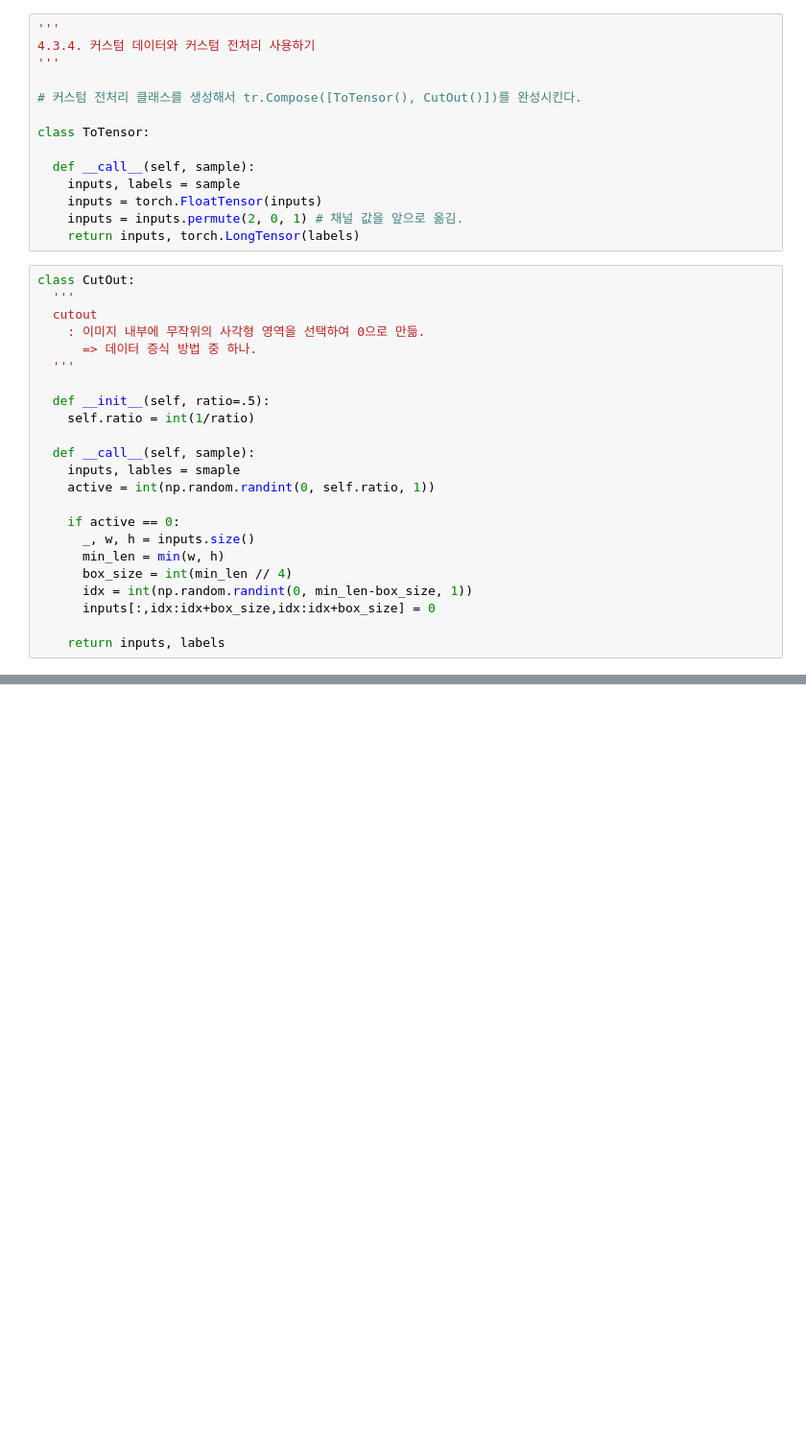
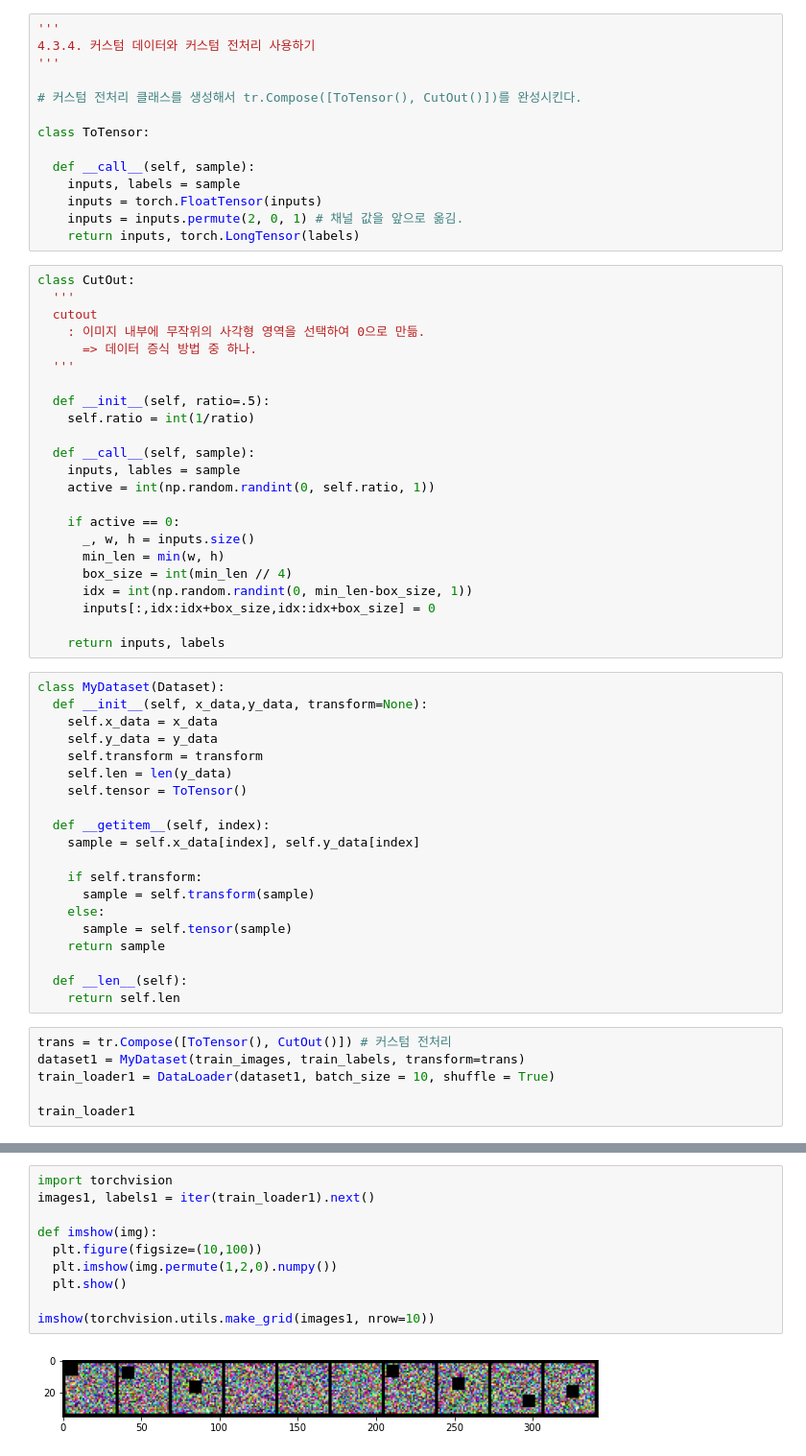
Before and after one commit to g0pher98/pytorch-study, a Jupyter notebook: chap4_pytorch_basic.ipynb, the cells around one changed output, grey strips where cells are left out. Shown at 96% size. Drawn from its saved outputs; the diff is of its cells as text; blank space fills up the shorter version.

```diff
--- a/chap4_pytorch_basic.ipynb
+++ b/chap4_pytorch_basic.ipynb
@@ -386,7 +386,7 @@ class CutOut:
     self.ratio = int(1/ratio)
 
   def __call__(self, sample):
-    inputs, lables = smaple
+    inputs, lables = sample
     active = int(np.random.randint(0, self.ratio, 1))
 
     if active == 0:
@@ -397,3 +397,29 @@ class CutOut:
       inputs[:,idx:idx+box_size,idx:idx+box_size] = 0
 
     return inputs, labels
+# %%
+class MyDataset(Dataset):
+  def __init__(self, x_data,y_data, transform=None):
+    self.x_data = x_data
+    self.y_data = y_data
+    self.transform = transform
+    self.len = len(y_data)
+    self.tensor = ToTensor()
+
+  def __getitem__(self, index):
+    sample = self.x_data[index], self.y_data[index]
+
+    if self.transform:
+      sample = self.transform(sample)
+    else:
+      sample = self.tensor(sample)
+    return sample
+
+  def __len__(self):
+    return self.len
+# %%
+trans = tr.Compose([ToTensor(), CutOut()]) # 커스텀 전처리
+dataset1 = MyDataset(train_images, train_labels, transform=trans)
+train_loader1 = DataLoader(dataset1, batch_size = 10, shuffle = True)
+
+train_loader1
@@ -399,0 +428,12 @@ class CutOut:
+# %%
+import torchvision
+images1, labels1 = iter(train_loader1).next()
+
+def imshow(img):
+  plt.figure(figsize=(10,100))
+  plt.imshow(img.permute(1,2,0).numpy())
+  plt.show()
+
+imshow(torchvision.utils.make_grid(images1, nrow=10))
+# %% [output]
+[figure, added]
```
Also changed, not shown: parts of 15 cells of this notebook.
